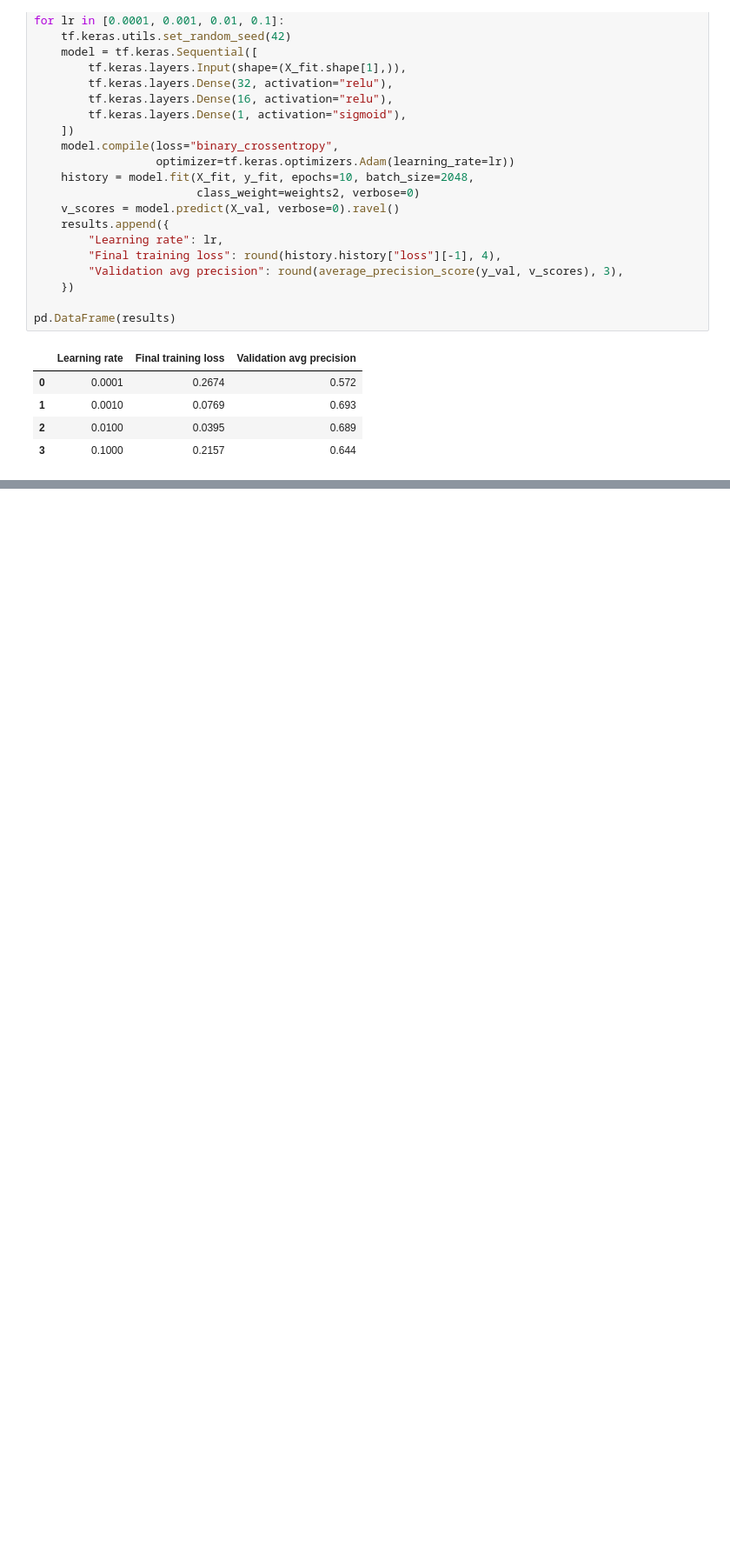
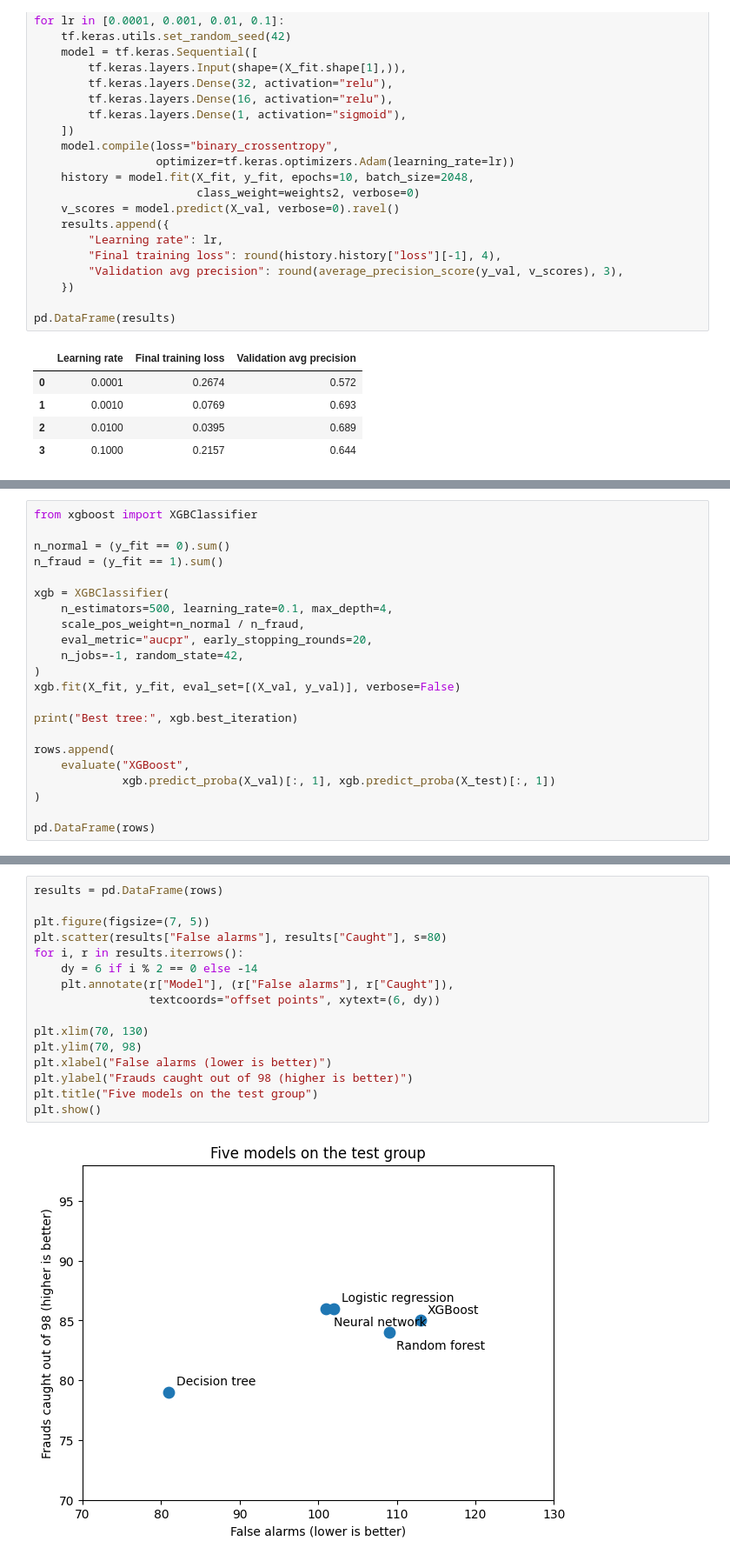
Before and after one commit to james-mawuena/credit-card-fraud-detection, a Jupyter notebook: credit_card_fraud_detection.ipynb, the cells around one changed output, grey strips where cells are left out. Shown at 87% size. Saved outputs shown, nothing was run; the diff lists cells and outputs as text; blank space fills up the shorter version.

```diff
--- a/credit_card_fraud_detection.ipynb
+++ b/credit_card_fraud_detection.ipynb
@@ -296,0 +417,22 @@ pd.DataFrame(results)
+# %%
+from xgboost import XGBClassifier
+
+n_normal = (y_fit == 0).sum()
+n_fraud = (y_fit == 1).sum()
+
+xgb = XGBClassifier(
+    n_estimators=500, learning_rate=0.1, max_depth=4,
+    scale_pos_weight=n_normal / n_fraud,
+    eval_metric="aucpr", early_stopping_rounds=20,
+    n_jobs=-1, random_state=42,
+)
+xgb.fit(X_fit, y_fit, eval_set=[(X_val, y_val)], verbose=False)
+
+print("Best tree:", xgb.best_iteration)
+
+rows.append(
+    evaluate("XGBoost",
+             xgb.predict_proba(X_val)[:, 1], xgb.predict_proba(X_test)[:, 1])
+)
+
+pd.DataFrame(rows)
@@ -296,0 +447,18 @@ pd.DataFrame(results)
+# %%
+results = pd.DataFrame(rows)
+
+plt.figure(figsize=(7, 5))
+plt.scatter(results["False alarms"], results["Caught"], s=80)
+for i, r in results.iterrows():
+    dy = 6 if i % 2 == 0 else -14
+    plt.annotate(r["Model"], (r["False alarms"], r["Caught"]),
+                 textcoords="offset points", xytext=(6, dy))
+
+plt.xlim(70, 130)
+plt.ylim(70, 98)
+plt.xlabel("False alarms (lower is better)")
+plt.ylabel("Frauds caught out of 98 (higher is better)")
+plt.title("Five models on the test group")
+plt.show()
+# %% [output]
+[figure, added]
```
Also changed, not shown: parts of 7 cells of this notebook.
